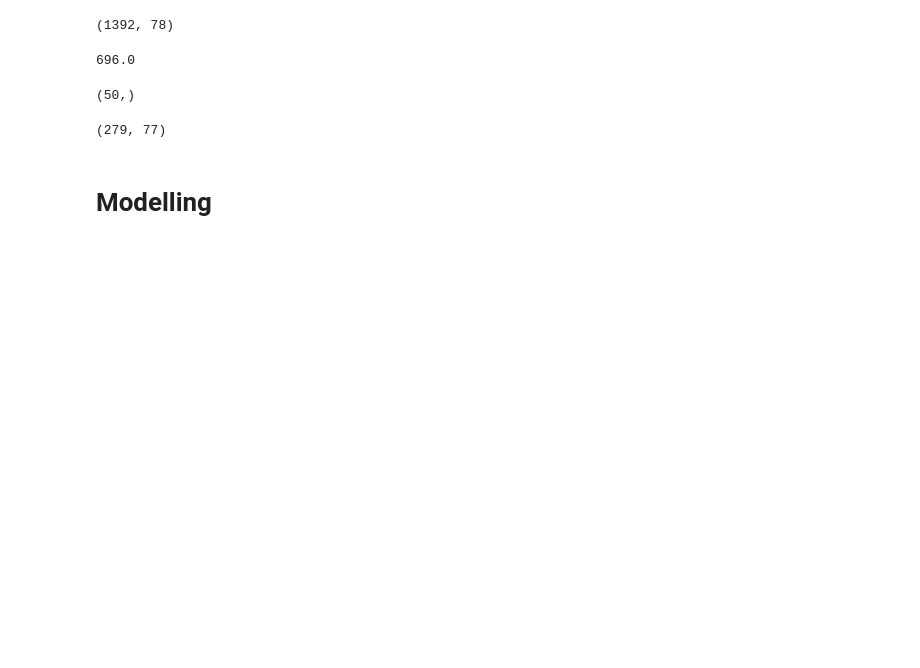
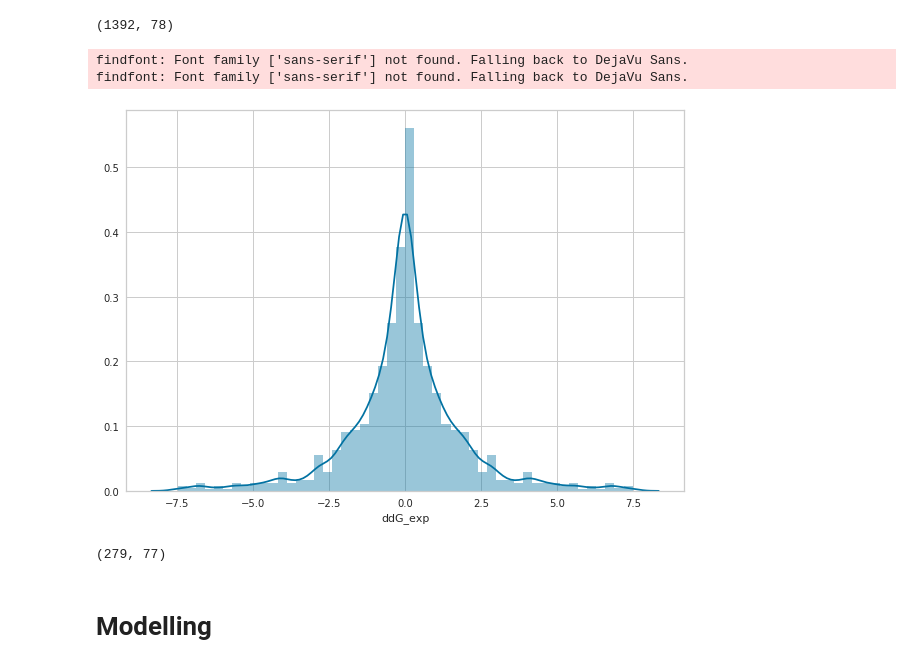
Before and after one commit to victorfica/Master-thesis, a Jupyter notebook: notebooks/stacking_AVG_models_FINAL.ipynb, the cells around one changed output. Saved outputs shown, nothing was run; the diff lists cells and outputs as text; code cells hidden in the pictures; blank space fills up the shorter version.

```diff
--- a/notebooks/stacking_AVG_models_FINAL.ipynb
+++ b/notebooks/stacking_AVG_models_FINAL.ipynb
@@ -38,14 +38,14 @@ features_names = df_final.drop('ddG_exp',axis=1).columns
 df_final.shape
 # %% [output]
 (1392, 78)
-# %%
-df_final.shape[0]/2
-# %% [output]
-696.0
-# %%
-df_final.index.str[:4].unique().shape
-# %% [output]
-(50,)
+# %%
+f, ax = plt.subplots(figsize=(10, 7))
+sns.distplot(df_final['ddG_exp']);
+#plt.savefig("Train15_balanced.svg",dpi=300,bbox_inches="tight")
+# %% [output]
+findfont: Font family ['sans-serif'] not found. Falling back to DejaVu Sans.
+findfont: Font family ['sans-serif'] not found. Falling back to DejaVu Sans.
+[figure, added]
 # %%
 # Split train and independent test data
 
```
Also changed, not shown: parts of 1 cell of this notebook.
